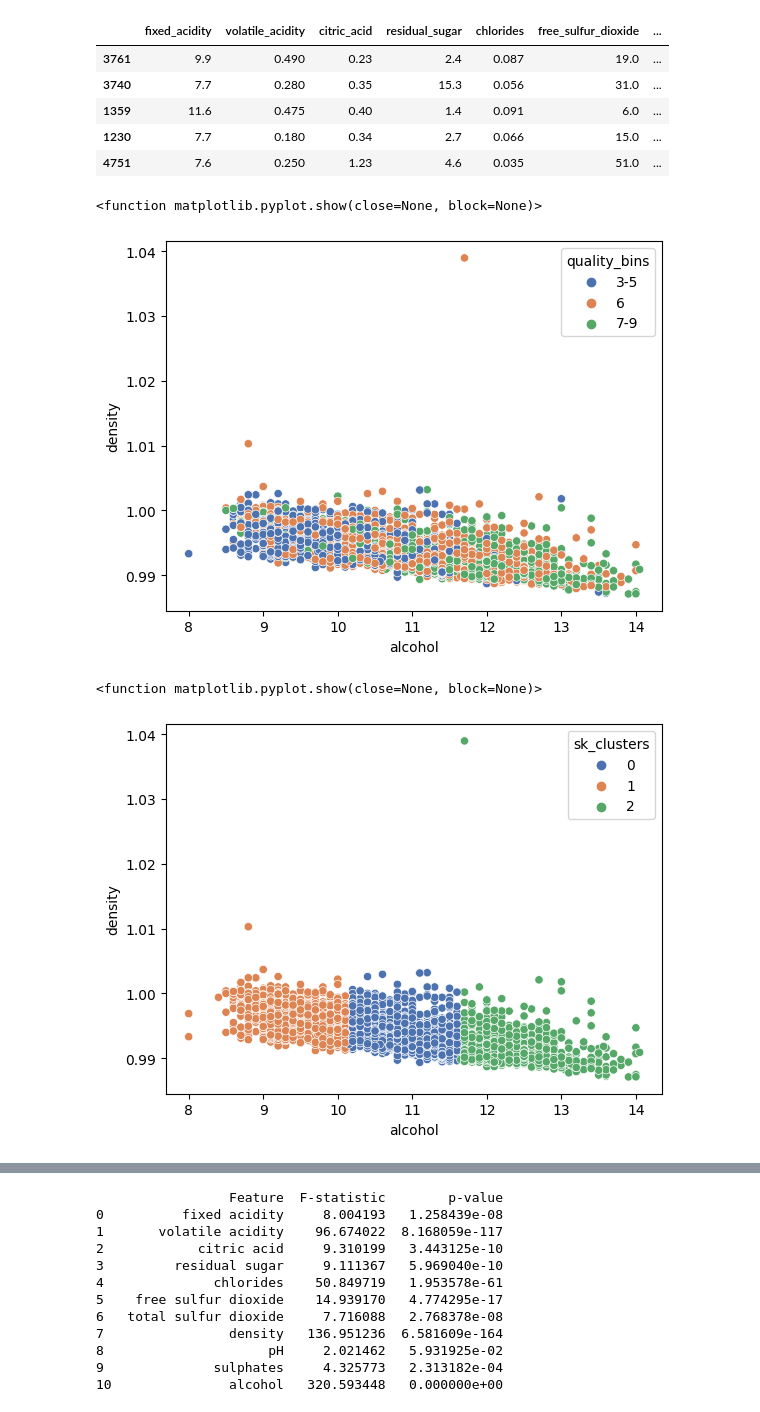
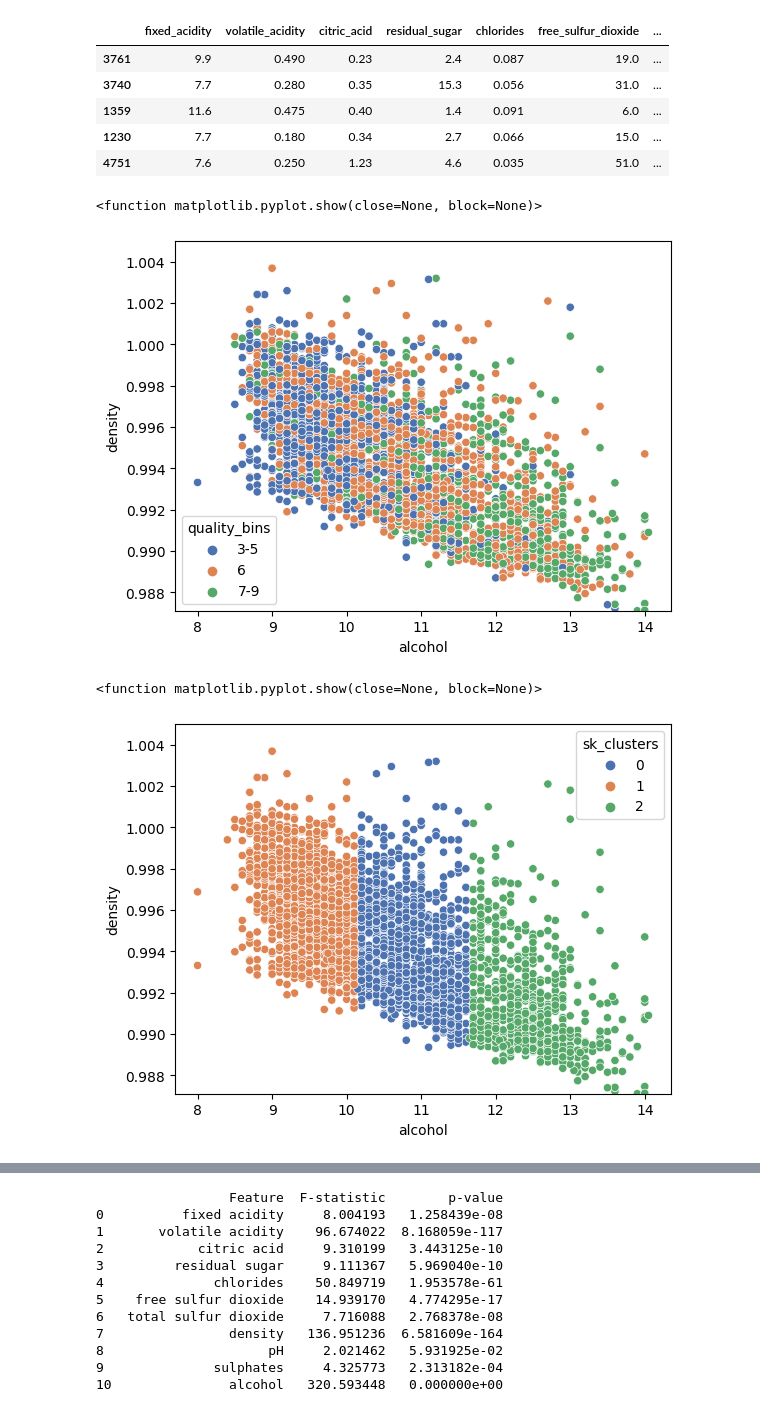
Before and after one commit to Clustering-Project/wine_quality_project, a Jupyter notebook: John/explore.ipynb, the cells around one changed output, grey strips where cells are left out. Cells and saved outputs as stored; diff of their text form; code cells hidden in the pictures.

Commit message:
Explore Density hypothesis

```diff
--- a/John/explore.ipynb
+++ b/John/explore.ipynb
@@ -273,13 +321,15 @@ labels = ['3-5', '6', '7-9']
 train['quality_bins'] = pd.cut(train['quality'], bins=bins, labels=labels)
 # %%
 sns.scatterplot(data=train, x='alcohol', y='density', hue='quality_bins', palette='deep')
+plt.ylim(min(train.density), 1.005)
 plt.show
 # %% [output]
 <function matplotlib.pyplot.show(close=None, block=None)>
-[figure, old version]
+[figure, new version]
 # %%
 sns.scatterplot(data=train, x='alcohol', y='density', hue='sk_clusters', palette='deep')
+plt.ylim(min(train.density), 1.005)
 plt.show
 # %% [output]
 <function matplotlib.pyplot.show(close=None, block=None)>
-[figure, old version]
+[figure, new version]
```
Also changed, not shown: parts of 11 cells of this notebook.
